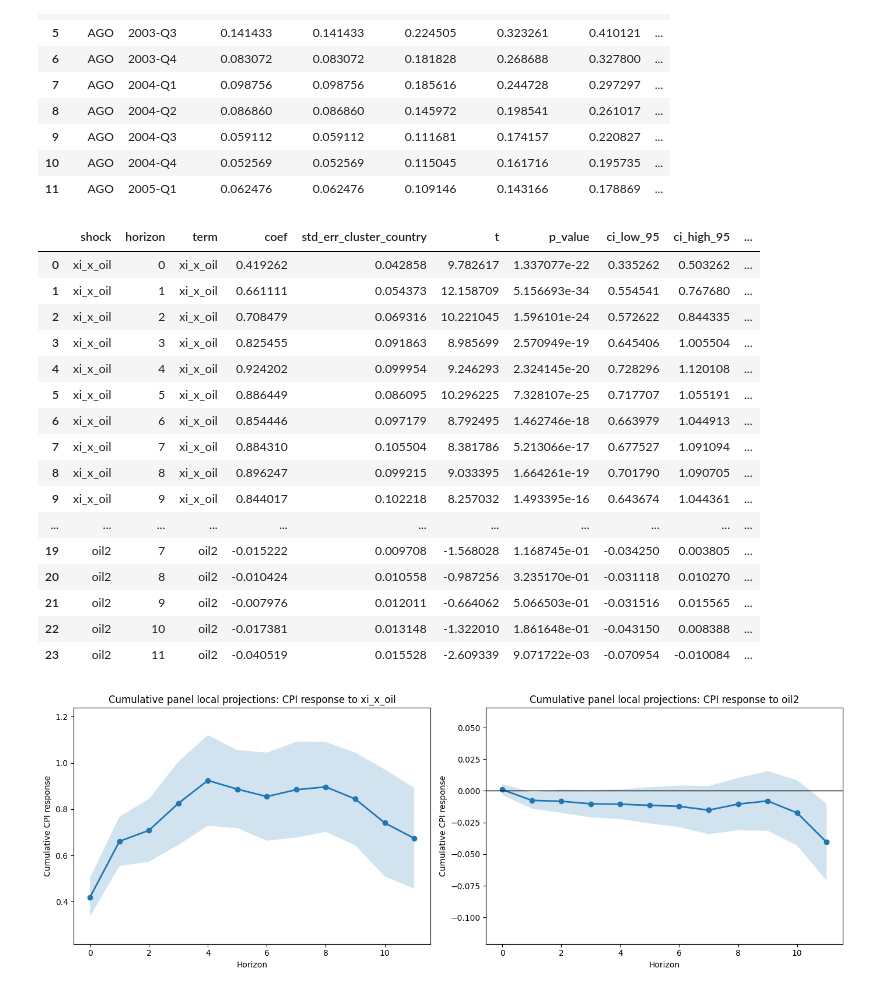
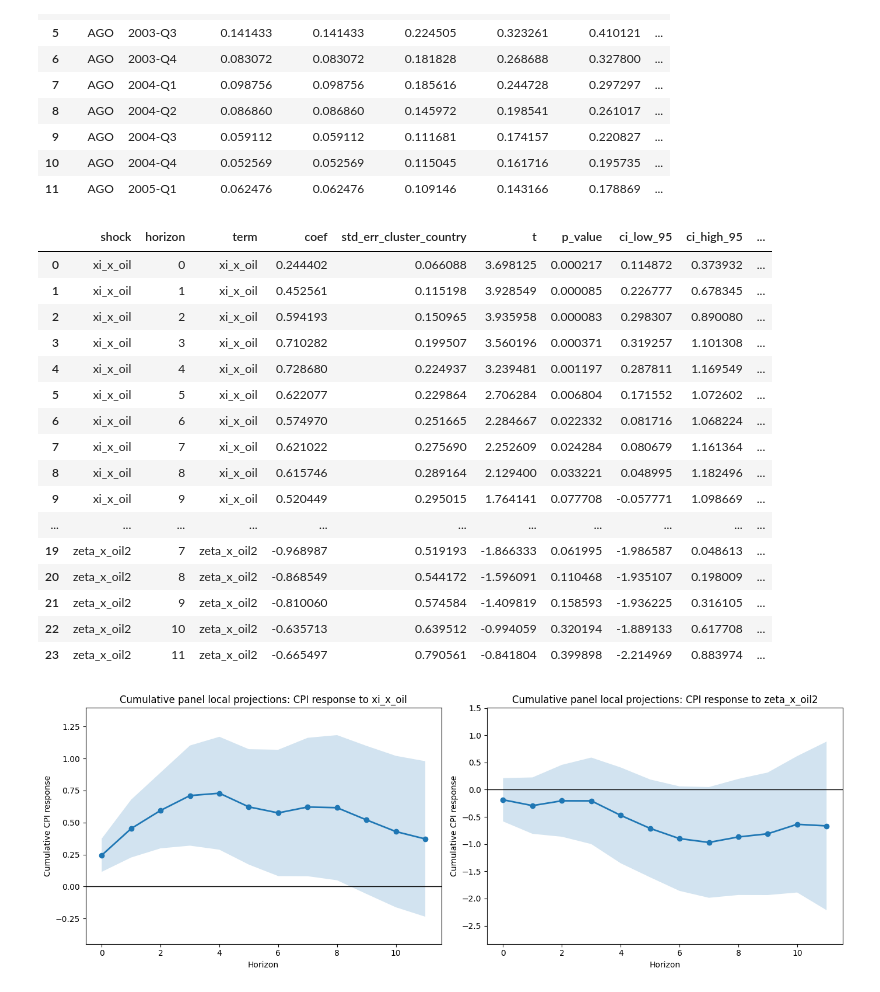
Before and after one commit to Hotstopper/icio-exogenous-pass-through, a Jupyter notebook: notebooks/panel_cumulative_local_projections_oil2.ipynb, the cells around one changed output. Drawn from its saved outputs; the diff is of its cells as text; code cells hidden in the pictures.

Commit message:
Use lagged zeta_x_oil2 in cumulative LP notebooks

```diff
--- a/notebooks/panel_cumulative_local_projections_oil2.ipynb
+++ b/notebooks/panel_cumulative_local_projections_oil2.ipynb
@@ -326,0 +313,34 @@ diag_df
+# %%
+panel_df = lp.build_panel_lp_dataset(
+    xi_path=xi_path,
+    cpi_path=cpi_path,
+    oil_path=oil_path,
+    cpi_freq=cpi_freq,
+    lag_xi_by_one_year_for_xi_x_oil=lag_xi_by_one_year_for_xi_x_oil,
+    controls=panel_controls,
+    exclude_countries=exclude_countries,
+    sample_start=sample_start,
+    sample_end=sample_end,
+)
+
+zeta_df = pd.read_parquet(zeta_path)
+zeta_df = zeta_df.loc[zeta_df["status"] == "ok", ["country", "year", "zeta"]].copy()
+zeta_df["year"] = pd.to_numeric(zeta_df["year"], errors="coerce")
+zeta_df["zeta"] = pd.to_numeric(zeta_df["zeta"], errors="coerce")
+zeta_df = zeta_df.dropna(subset=["country", "year", "zeta"])
+zeta_df["year"] = zeta_df["year"].astype(int)
+zeta_df = zeta_df.sort_values(["country", "year"]).reset_index(drop=True)
+if lag_zeta_by_one_year_for_zeta_x_oil2:
+    zeta_df["zeta_for_interactions"] = zeta_df.groupby("country")["zeta"].shift(1)
+else:
+    zeta_df["zeta_for_interactions"] = zeta_df["zeta"]
+
+panel_df = panel_df.merge(
+    zeta_df[["country", "year", "zeta", "zeta_for_interactions"]],
+    on=["country", "year"],
+    how="left",
+    validate="many_to_one",
+)
+
+diag_df = lp.panel_diagnostics(panel_df)
+diag_df
@@ -327,6 +350,6 @@ diag_df
 # %%
 panel_df_model = panel_df.copy()
-panel_df_model[oil2_col] = panel_df_model["oil_pct_change"] ** 2
+panel_df_model[zeta_x_oil2_col] = panel_df_model["zeta_for_interactions"] * (panel_df_model["oil_pct_change"] ** 2)
 
 if remove_cpi_outliers:
     q1 = panel_df_model["cpi_pct_change"].quantile(0.25)
@@ -353,7 +376,7 @@ panel_df_model = lp.build_cumulative_targets(
     use_annual_override=use_annual_cpi_for_full_year_horizons,
 )
 
-panel_df_model[["country", "period", "oil_pct_change", oil2_col, "xi_x_oil"]].head()
+panel_df_model[["country", "period", "zeta", "zeta_for_interactions", "oil_pct_change", zeta_x_oil2_col, "xi_x_oil"]].head()
 # %% [output]
 CPI outlier filter disabled.
 Rows kept: 7522
@@ -399,7 +422,7 @@ xi_irf_df, xi_coef_df, xi_models = lp.fit_cumulative_panel_local_projections(
 oil2_irf_df, oil2_coef_df, oil2_models = lp.fit_cumulative_panel_local_projections(
     panel_df_model,
     y_col="cpi_pct_change",
-    shock_col=oil2_col,
+    shock_col=zeta_x_oil2_col,
     horizons=horizons,
     y_lags=y_lags,
     shock_lags=shock_lags,
@@ -414,59 +437,59 @@ oil2_irf_df, oil2_coef_df, oil2_models = lp.fit_cumulative_panel_local_projectio
 pd.concat(
     {
         "xi_x_oil": xi_irf_df.set_index("horizon"),
-        oil2_col: oil2_irf_df.set_index("horizon"),
+        zeta_x_oil2_col: oil2_irf_df.set_index("horizon"),
     },
     names=["shock", "horizon"],
 ).reset_index()
 # %% [output]
 |  | shock | horizon | term | coef | std_err_cluster_country | t | p_value | ci_low_95 | ci_high_95 | ... |
-| 0 | xi_x_oil | 0 | xi_x_oil | 0.419262 | 0.042858 | 9.782617 | 1.337077e-22 | 0.335262 | 0.503262 | ... |
-| 1 | xi_x_oil | 1 | xi_x_oil | 0.661111 | 0.054373 | 12.158709 | 5.156693e-34 | 0.554541 | 0.767680 | ... |
-| 2 | xi_x_oil | 2 | xi_x_oil | 0.708479 | 0.069316 | 10.221045 | 1.596101e-24 | 0.572622 | 0.844335 | ... |
-| 3 | xi_x_oil | 3 | xi_x_oil | 0.825455 | 0.091863 | 8.985699 | 2.570949e-19 | 0.645406 | 1.005504 | ... |
-| 4 | xi_x_oil | 4 | xi_x_oil | 0.924202 | 0.099954 | 9.246293 | 2.324145e-20 | 0.728296 | 1.120108 | ... |
-| 5 | xi_x_oil | 5 | xi_x_oil | 0.886449 | 0.086095 | 10.296225 | 7.328107e-25 | 0.717707 | 1.055191 | ... |
-| 6 | xi_x_oil | 6 | xi_x_oil | 0.854446 | 0.097179 | 8.792495 | 1.462746e-18 | 0.663979 | 1.044913 | ... |
-| 7 | xi_x_oil | 7 | xi_x_oil | 0.884310 | 0.105504 | 8.381786 | 5.213066e-17 | 0.677527 | 1.091094 | ... |
-| 8 | xi_x_oil | 8 | xi_x_oil | 0.896247 | 0.099215 | 9.033395 | 1.664261e-19 | 0.701790 | 1.090705 | ... |
-| 9 | xi_x_oil | 9 | xi_x_oil | 0.844017 | 0.102218 | 8.257032 | 1.493395e-16 | 0.643674 | 1.044361 | ... |
+| 0 | xi_x_oil | 0 | xi_x_oil | 0.244402 | 0.066088 | 3.698125 | 0.000217 | 0.114872 | 0.373932 | ... |
+| 1 | xi_x_oil | 1 | xi_x_oil | 0.452561 | 0.115198 | 3.928549 | 0.000085 | 0.226777 | 0.678345 | ... |
+| 2 | xi_x_oil | 2 | xi_x_oil | 0.594193 | 0.150965 | 3.935958 | 0.000083 | 0.298307 | 0.890080 | ... |
+| 3 | xi_x_oil | 3 | xi_x_oil | 0.710282 | 0.199507 | 3.560196 | 0.000371 | 0.319257 | 1.101308 | ... |
+| 4 | xi_x_oil | 4 | xi_x_oil | 0.728680 | 0.224937 | 3.239481 | 0.001197 | 0.287811 | 1.169549 | ... |
+| 5 | xi_x_oil | 5 | xi_x_oil | 0.622077 | 0.229864 | 2.706284 | 0.006804 | 0.171552 | 1.072602 | ... |
+| 6 | xi_x_oil | 6 | xi_x_oil | 0.574970 | 0.251665 | 2.284667 | 0.022332 | 0.081716 | 1.068224 | ... |
+| 7 | xi_x_oil | 7 | xi_x_oil | 0.621022 | 0.275690 | 2.252609 | 0.024284 | 0.080679 | 1.161364 | ... |
+| 8 | xi_x_oil | 8 | xi_x_oil | 0.615746 | 0.289164 | 2.129400 | 0.033221 | 0.048995 | 1.182496 | ... |
+| 9 | xi_x_oil | 9 | xi_x_oil | 0.520449 | 0.295015 | 1.764141 | 0.077708 | -0.057771 | 1.098669 | ... |
 | ... | ... | ... | ... | ... | ... | ... | ... | ... | ... | ... |
-| 19 | oil2 | 7 | oil2 | -0.015222 | 0.009708 | -1.568028 | 1.168745e-01 | -0.034250 | 0.003805 | ... |
-| 20 | oil2 | 8 | oil2 | -0.010424 | 0.010558 | -0.987256 | 3.235170e-01 | -0.031118 | 0.010270 | ... |
-| 21 | oil2 | 9 | oil2 | -0.007976 | 0.012011 | -0.664062 | 5.066503e-01 | -0.031516 | 0.015565 | ... |
-| 22 | oil2 | 10 | oil2 | -0.017381 | 0.013148 | -1.322010 | 1.861648e-01 | -0.043150 | 0.008388 | ... |
-| 23 | oil2 | 11 | oil2 | -0.040519 | 0.015528 | -2.609339 | 9.071722e-03 | -0.070954 | -0.010084 | ... |
+| 19 | zeta_x_oil2 | 7 | zeta_x_oil2 | -0.968987 | 0.519193 | -1.866333 | 0.061995 | -1.986587 | 0.048613 | ... |
+| 20 | zeta_x_oil2 | 8 | zeta_x_oil2 | -0.868549 | 0.544172 | -1.596091 | 0.110468 | -1.935107 | 0.198009 | ... |
+| 21 | zeta_x_oil2 | 9 | zeta_x_oil2 | -0.810060 | 0.574584 | -1.409819 | 0.158593 | -1.936225 | 0.316105 | ... |
+| 22 | zeta_x_oil2 | 10 | zeta_x_oil2 | -0.635713 | 0.639512 | -0.994059 | 0.320194 | -1.889133 | 0.617708 | ... |
+| 23 | zeta_x_oil2 | 11 | zeta_x_oil2 | -0.665497 | 0.790561 | -0.841804 | 0.399898 | -2.214969 | 0.883974 | ... |
 # %%
 def set_irf_axis_limits(ax, irf_df, *, pad_ratio: float = 0.15, min_pad: float = 0.01):
     y_min = float(irf_df["ci_low_95"].min())
     y_max = float(irf_df["ci_high_95"].max())
     span = y_max - y_min
     pad = max(span * pad_ratio, min_pad)
     ax.set_ylim(y_min - pad, y_max + pad)
 
 
 fig, axes = plt.subplots(1, 2, figsize=(14, 5))
 
 lp.plot_irf(
     xi_irf_df,
     title="Cumulative panel local projections: CPI response to xi_x_oil",
     ax=axes[0],
 )
 set_irf_axis_limits(axes[0], xi_irf_df)
 axes[0].set_ylabel("Cumulative CPI response")
 
 lp.plot_irf(
     oil2_irf_df,
-    title="Cumulative panel local projections: CPI response to oil2",
+    title="Cumulative panel local projections: CPI response to zeta_x_oil2",
     ax=axes[1],
 )
 set_irf_axis_limits(axes[1], oil2_irf_df, pad_ratio=0.2, min_pad=0.05)
 axes[1].set_ylabel("Cumulative CPI response")
 
 plt.tight_layout()
 plt.show()
 # %% [output]
-[figure, old version]
+[figure, new version]
 # %%
 horizon_to_inspect = 0
 print("xi_x_oil specification")
```
Also changed, not shown: parts of 5 cells of this notebook, 2 other files.
